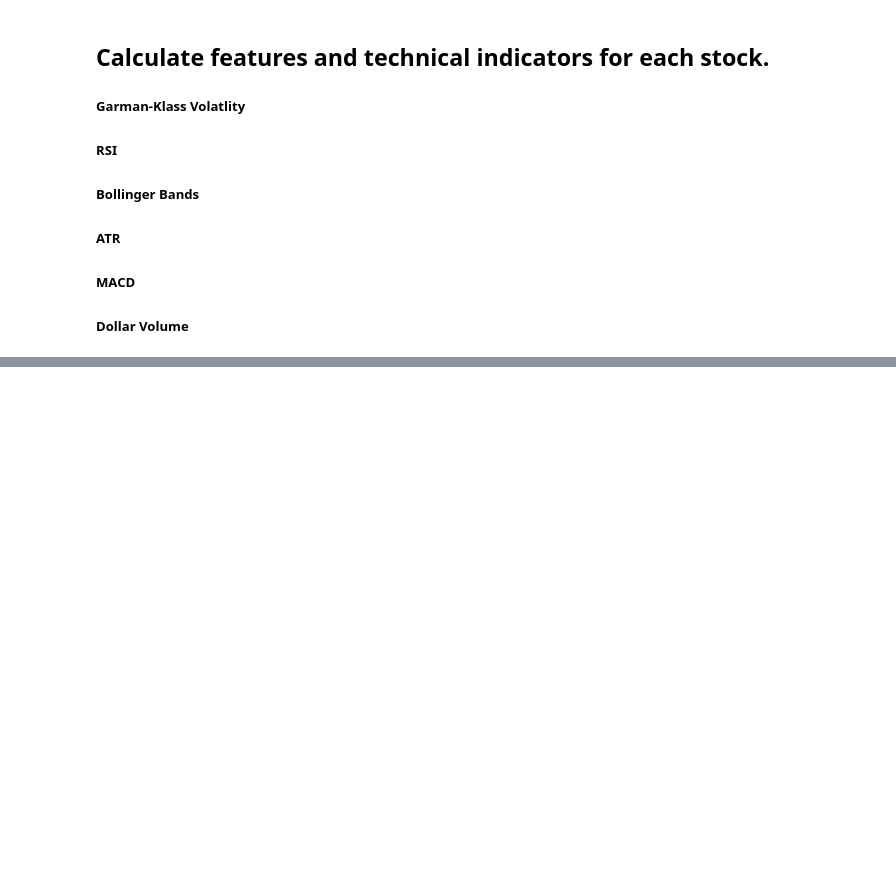
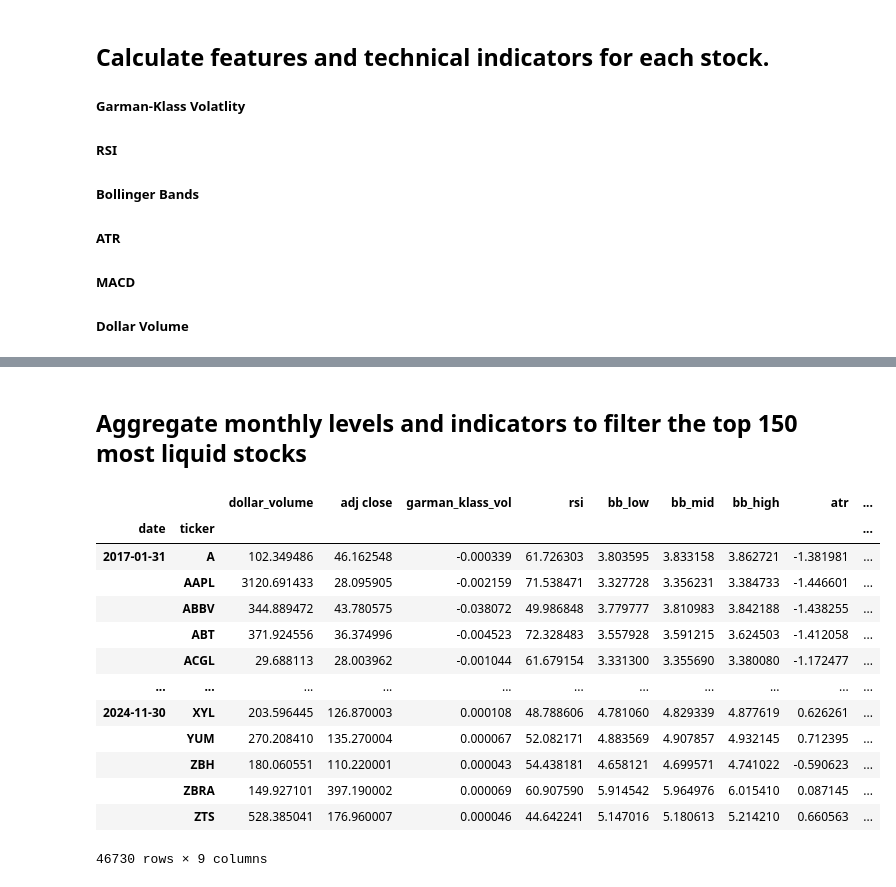
Before and after one commit to codyrosenzweig1/Quant_Trading_Basics_ML, a Jupyter notebook: Algorithmic_Trading_ML_Stratergies.ipynb, the cells around one changed output, grey strips where cells are left out. Saved outputs shown, nothing was run; the diff lists cells and outputs as text; code cells hidden in the pictures; blank space fills up the shorter version.

```diff
--- a/Algorithmic_Trading_ML_Stratergies.ipynb
+++ b/Algorithmic_Trading_ML_Stratergies.ipynb
@@ -99,3 +98,28 @@ df
 |  | ZBRA | 397.190002 | 397.190002 | 397.839996 | 392.540009 | 394.279999 | 232000.0 | 0.000069 | 60.907590 | 5.914542 | ... |
 |  | ZTS | 176.960007 | 176.960007 | 178.070007 | 176.279999 | 176.350006 | 1854600.0 | 0.000046 | 44.642241 | 5.147016 | ... |
 989262 rows × 14 columns
+# %% [markdown]
+## Aggregate monthly levels and indicators to filter the top 150 most liquid stocks
+# %%
+#last_cols = [c for c in df.columns.unique(0) if c not in ['dollar_volume', 'volume', 'open', 'high', 'low', 'close']]
+
+#data = pd.concat([df.unstack('ticker')['dollar_volume'].resample('ME').mean().stack('ticker').to_frame('dollar_volume'),
+#           df.unstack()[last_cols].resample('ME').last().stack('ticker')],
+#          axis=1).dropna()
+
+data
+# %% [output]
+|  |  | dollar_volume | adj close | garman_klass_vol | rsi | bb_low | bb_mid | bb_high | atr | ... |
+| date | ticker |  |  |  |  |  |  |  |  | ... |
+| 2017-01-31 | A | 102.349486 | 46.162548 | -0.000339 | 61.726303 | 3.803595 | 3.833158 | 3.862721 | -1.381981 | ... |
+|  | AAPL | 3120.691433 | 28.095905 | -0.002159 | 71.538471 | 3.327728 | 3.356231 | 3.384733 | -1.446601 | ... |
+|  | ABBV | 344.889472 | 43.780575 | -0.038072 | 49.986848 | 3.779777 | 3.810983 | 3.842188 | -1.438255 | ... |
+|  | ABT | 371.924556 | 36.374996 | -0.004523 | 72.328483 | 3.557928 | 3.591215 | 3.624503 | -1.412058 | ... |
+|  | ACGL | 29.688113 | 28.003962 | -0.001044 | 61.679154 | 3.331300 | 3.355690 | 3.380080 | -1.172477 | ... |
+| ... | ... | ... | ... | ... | ... | ... | ... | ... | ... | ... |
+| 2024-11-30 | XYL | 203.596445 | 126.870003 | 0.000108 | 48.788606 | 4.781060 | 4.829339 | 4.877619 | 0.626261 | ... |
+|  | YUM | 270.208410 | 135.270004 | 0.000067 | 52.082171 | 4.883569 | 4.907857 | 4.932145 | 0.712395 | ... |
+|  | ZBH | 180.060551 | 110.220001 | 0.000043 | 54.438181 | 4.658121 | 4.699571 | 4.741022 | -0.590623 | ... |
+|  | ZBRA | 149.927101 | 397.190002 | 0.000069 | 60.907590 | 5.914542 | 5.964976 | 6.015410 | 0.087145 | ... |
+|  | ZTS | 528.385041 | 176.960007 | 0.000046 | 44.642241 | 5.147016 | 5.180613 | 5.214210 | 0.660563 | ... |
+46730 rows × 9 columns
```
Also changed, not shown: parts of 5 cells of this notebook.
